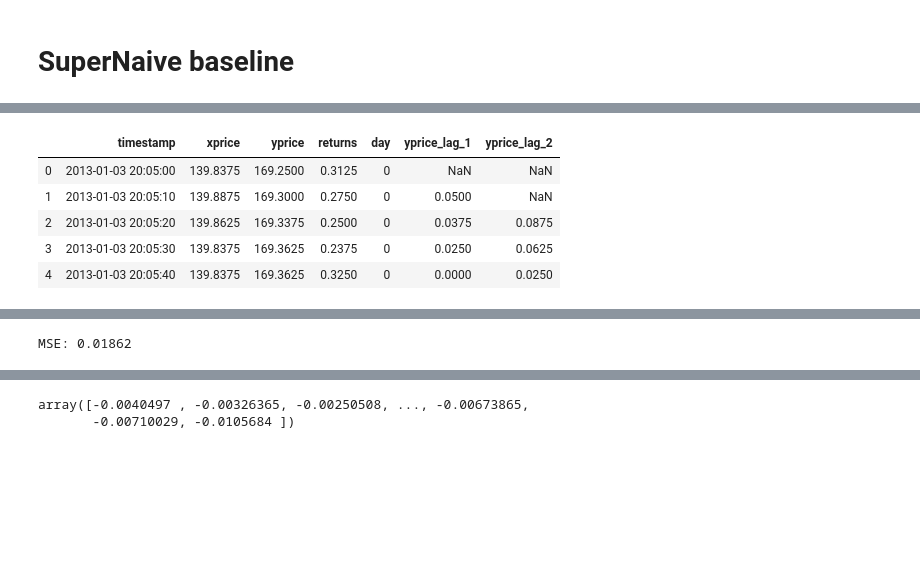
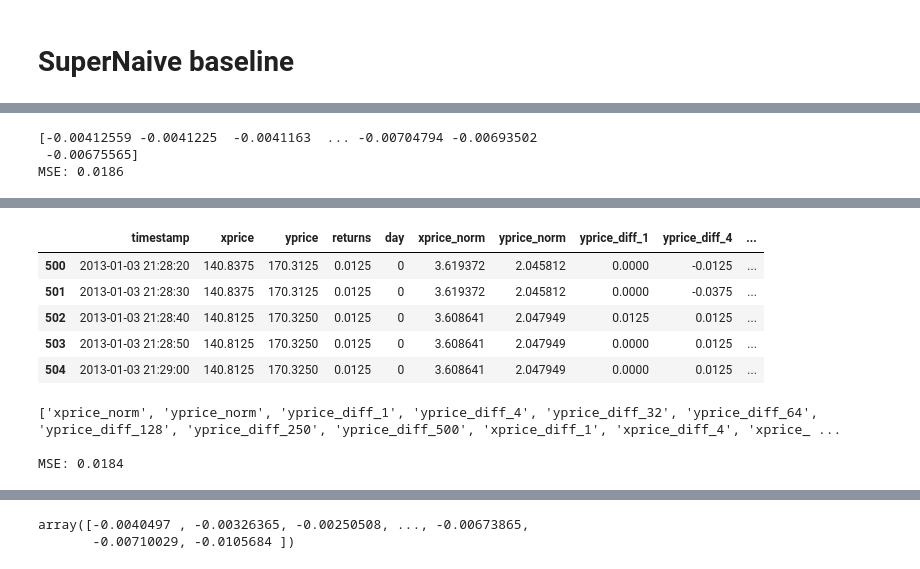
Before and after one commit to sneddy/Two-financial-instruments, a Jupyter notebook: quant.ipynb, the cells around one changed output, grey strips where cells are left out. Drawn from its saved outputs; the diff is of its cells as text; code cells hidden in the pictures; blank space fills up the shorter version.

```diff
--- a/quant.ipynb
+++ b/quant.ipynb
@@ -183,2 +168,5 @@ Name: timestamp, dtype: int64
 # %% [markdown]
 # SuperNaive baseline
+# %%
+data['xprice_norm'] = (data.xprice - data.xprice.mean()) / data.xprice.std()
+data['yprice_norm'] = (data.yprice - data.yprice.mean()) / data.yprice.std()
@@ -200,24 +201,17 @@ print('MSE: {:.4}'.format(mean_squared_error(y_predicted, test.returns)))
 MSE: 0.0186
-# %%
-def add_diffs(df, column, uselags):
-    for lag in uselags:
-        colname = '{}_lag_{}'.format(column, lag)
-        df.loc[:, colname] = df[column].diff(lag)
-
-def add_shifts(df, column, uselags):
-    for lag in uselags:
-        colname = '{}_lag_{}'.format(column, lag)
-        df.loc[:, colname] = df[column].shift(lag)
-
-add_diffs(data, 'yprice', [1,2])
-
-
-train, test = time_split(data.dropna(), holdaut_ratio)
-data.head()
-# %% [output]
-|  | timestamp | xprice | yprice | returns | day | yprice_lag_1 | yprice_lag_2 |
-| 0 | 2013-01-03 20:05:00 | 139.8375 | 169.2500 | 0.3125 | 0 | NaN | NaN |
-| 1 | 2013-01-03 20:05:10 | 139.8875 | 169.3000 | 0.2750 | 0 | 0.0500 | NaN |
-| 2 | 2013-01-03 20:05:20 | 139.8625 | 169.3375 | 0.2500 | 0 | 0.0375 | 0.0875 |
-| 3 | 2013-01-03 20:05:30 | 139.8375 | 169.3625 | 0.2375 | 0 | 0.0250 | 0.0625 |
-| 4 | 2013-01-03 20:05:40 | 139.8375 | 169.3625 | 0.3250 | 0 | 0.0000 | 0.0250 |
+# %%
+from sklearn.linear_model import Ridge
+from sklearn.metrics import mean_squared_error
+
+usecols = ['xprice_norm', 'yprice_norm']
+
+model = Ridge()
+model.fit(train[usecols], train.returns)
+y_predicted = model.predict(test[usecols])
+
+print(y_predicted)
+print('MSE: {:.4}'.format(mean_squared_error(test.returns, y_predicted)))
+# %% [output]
+[-0.00412559 -0.0041225  -0.0041163  ... -0.00704794 -0.00693502
+ -0.00675565]
+MSE: 0.0186
@@ -223,0 +255,17 @@ data.head()
+# %%
+data = init_data(fname)
+# usecols = ['xprice', 'yprice']
+
+add_norm(data, 'xprice')
+add_norm(data, 'yprice')
+usecols = ['xprice_norm', 'yprice_norm']
+
+ydif_cols = add_diffs(data, 'yprice', [1, 4, 32, 64, 128, 250, 500])
+usecols.extend(ydif_cols)
+
+xdif_cols = add_diffs(data, 'xprice', [1, 4, 32, 64, 128, 250, 500])
+usecols.extend(xdif_cols)
+
+train, test = time_split(data.dropna(), holdaut_ratio)
+train.head()
+# %% [output]
@@ -224,10 +274,17 @@ data.head()
+|  | timestamp | xprice | yprice | returns | day | xprice_norm | yprice_norm | yprice_diff_1 | yprice_diff_4 | ... |
+| 500 | 2013-01-03 21:28:20 | 140.8375 | 170.3125 | 0.0125 | 0 | 3.619372 | 2.045812 | 0.0000 | -0.0125 | ... |
+| 501 | 2013-01-03 21:28:30 | 140.8375 | 170.3125 | 0.0125 | 0 | 3.619372 | 2.045812 | 0.0000 | -0.0375 | ... |
+| 502 | 2013-01-03 21:28:40 | 140.8125 | 170.3250 | 0.0125 | 0 | 3.608641 | 2.047949 | 0.0125 | 0.0125 | ... |
+| 503 | 2013-01-03 21:28:50 | 140.8125 | 170.3250 | 0.0125 | 0 | 3.608641 | 2.047949 | 0.0000 | 0.0125 | ... |
+| 504 | 2013-01-03 21:29:00 | 140.8125 | 170.3250 | 0.0125 | 0 | 3.608641 | 2.047949 | 0.0000 | 0.0125 | ... |
 # %%
-usecols = ['xprice', 'yprice', 'yprice_lag_1', 'yprice_lag_2']
-
-model = Ridge(alpha=1000000)
+print(usecols)
+model = Ridge(alpha=0.1)
 model.fit(train[usecols], train.returns)
 y_predicted = model.predict(test[usecols])
 
-print('MSE: {:.4}'.format(mean_squared_error(y_predicted, test.returns)))
+print('\nMSE: {:.4}'.format(mean_squared_error(y_predicted, test.returns)))
 # %% [output]
-MSE: 0.01862
+['xprice_norm', 'yprice_norm', 'yprice_diff_1', 'yprice_diff_4', 'yprice_diff_32', 'yprice_diff_64', 'yprice_diff_128', 'yprice_diff_250', 'yprice_diff_500', 'xprice_diff_1', 'xprice_diff_4', 'xprice_ ...
+
+MSE: 0.0184
```
Also changed, not shown: parts of 9 cells of this notebook.
